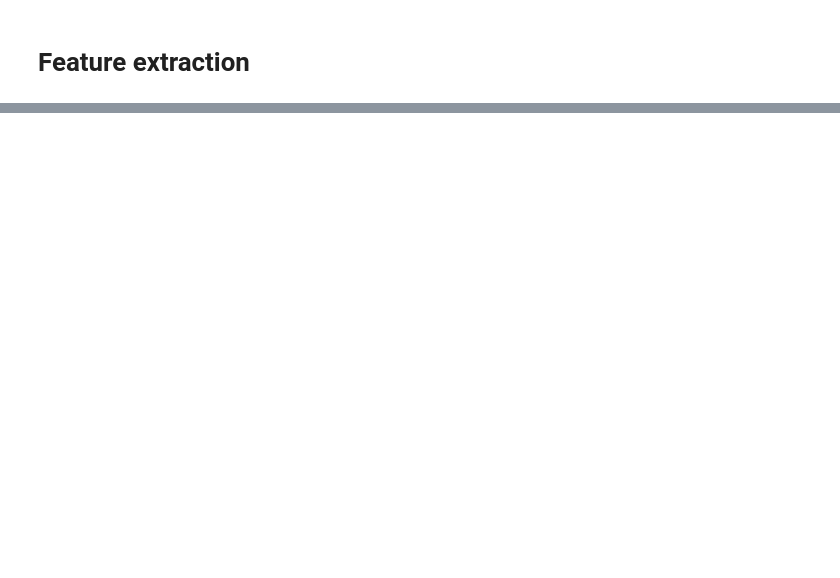
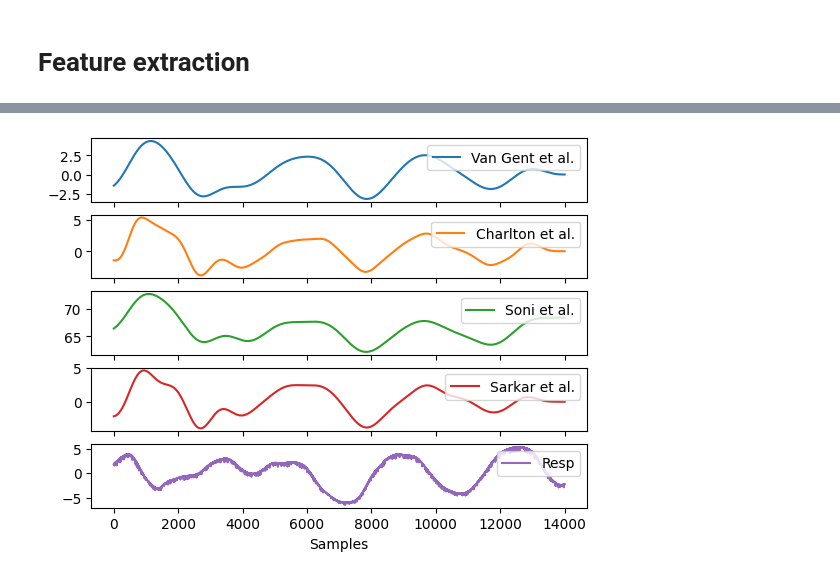
Before and after one commit to aacudad/EPO4-C2, a Jupyter notebook: ECG_features.ipynb, the cells around one changed output, grey strips where cells are left out. Drawn from its saved outputs; the diff is of its cells as text; code cells hidden in the pictures; blank space fills up the shorter version.

```diff
--- a/ECG_features.ipynb
+++ b/ECG_features.ipynb
@@ -112,0 +212,11 @@ def get_ecgfeatures(ecg, fs, df, index):
+# %%
+edr_df = pd.DataFrame({
+    "Van Gent et al.": nk.ecg_rsp(ecg_rate, sampling_rate=fs),
+    "Charlton et al." : nk.ecg_rsp(ecg_rate, sampling_rate=fs, method="charlton2016"),
+    "Soni et al.": nk.ecg_rsp(ecg_rate, sampling_rate=fs, method="soni2019"),
+    "Sarkar et al.": nk.ecg_rsp(ecg_rate, sampling_rate=fs, method="sarkar2015"),
+    "Resp": resp_base
+    })
+nk.signal_plot(edr_df, subplots=True)
+# %% [output]
+[figure, added]
```
Also changed, not shown: parts of 9 cells of this notebook.
